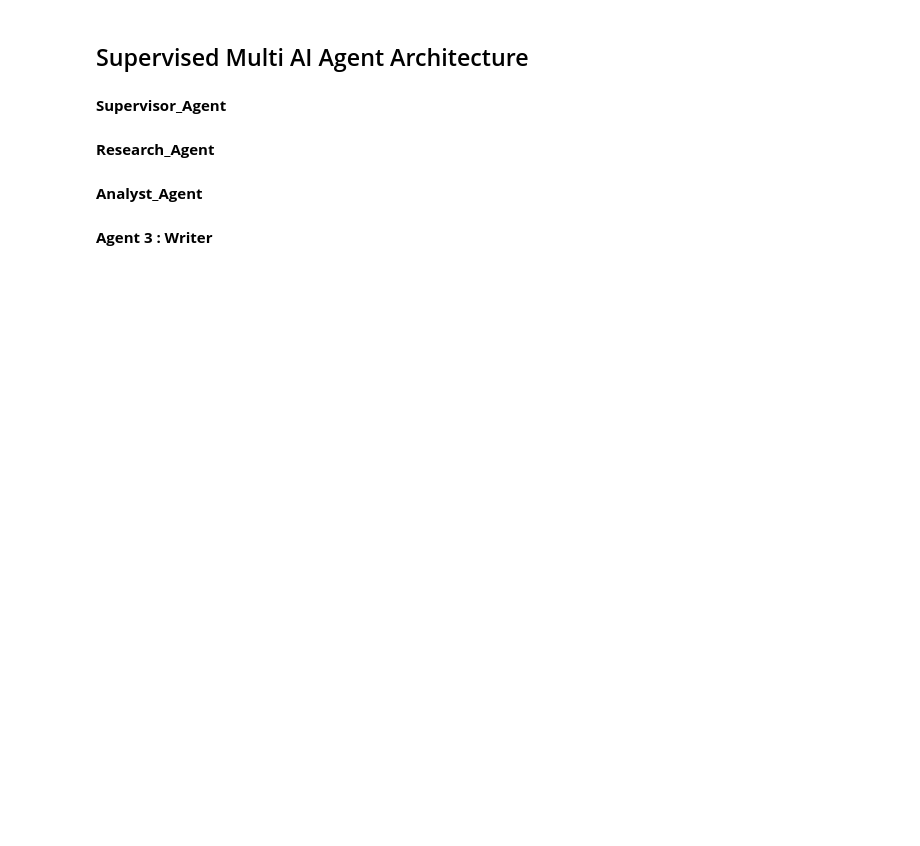
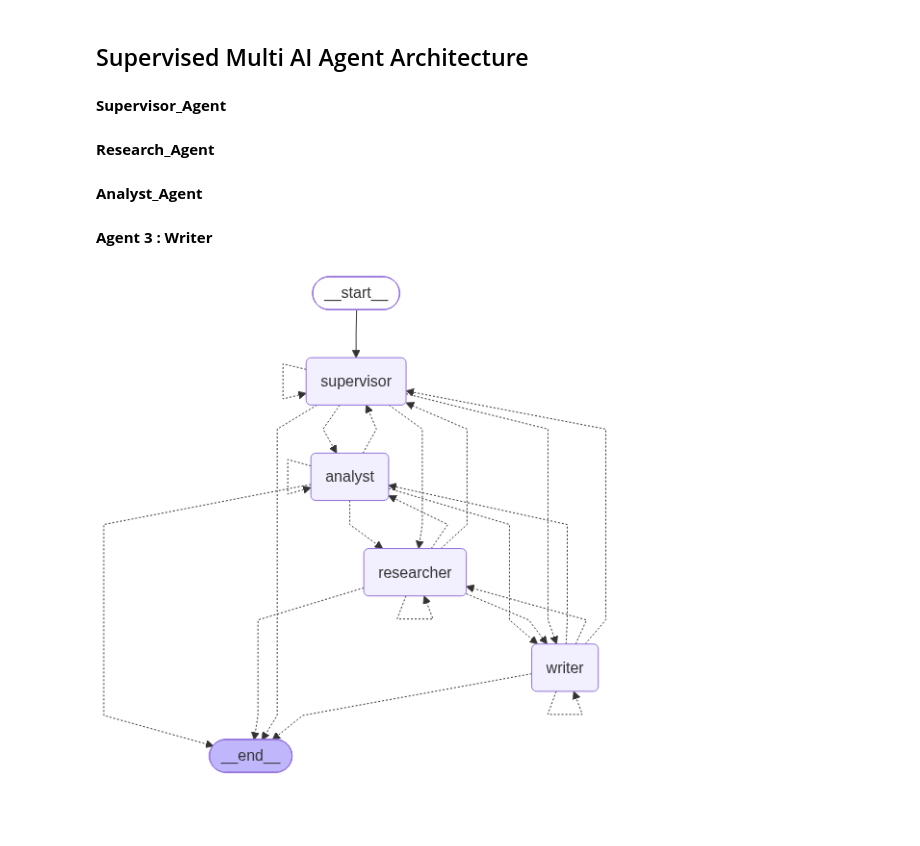
Before and after one commit to AshuuMishra/GenAI_RAG_Implementation, a Jupyter notebook: Multi_AI_Agent.ipynb, the cells around one changed output. Cells and saved outputs as stored; diff of their text form; code cells hidden in the pictures; blank space fills up the shorter version.

```diff
--- a/Multi_AI_Agent.ipynb
+++ b/Multi_AI_Agent.ipynb
@@ -307,7 +312,7 @@ def researcher_agent(state:SupervisorState)-> dict:
     return {
         "messages" :[AIMessage(content=agent_message)],
         "researcher_data" : researcher_data,
-        "next_agent" : next_agent,
+        "next_agent" : "supervisor",
     }
 # %% [markdown]
 **Analyst_Agent**
@@ -416,3 +421,36 @@ def router(state : SupervisorState)-> Literal['supervisor',"researcher", "analys
         return next_agent
 
     return "supervisor"
+# %%
+#creating the workflow
+from langchain_core.runnables import graph_ascii
+graph_builder = StateGraph(SupervisorState)
+
+#add nodes
+graph_builder.add_node("supervisor",supervisor_agent)
+graph_builder.add_node("researcher",researcher_agent)
+graph_builder.add_node("analyst",analyst_agent)
+graph_builder.add_node("writer",writer_agent)
+
+#set the entry point
+graph_builder.set_entry_point("supervisor")
+
+#add routing
+for node in ["supervisor","researcher","analyst","writer"]:
+    graph_builder.add_conditional_edges(
+        node,
+        router,
+        {
+            "supervisor":"supervisor",
+            "researcher":"researcher",
+            "analyst"   : "analyst"  ,
+            "writer"    : "writer" ,
+            END         : END
+        }
+
+    )
+
+graph = graph_builder.compile()
+graph
+# %% [output]
+[figure, added]
```
Also changed, not shown: parts of 9 cells of this notebook.
